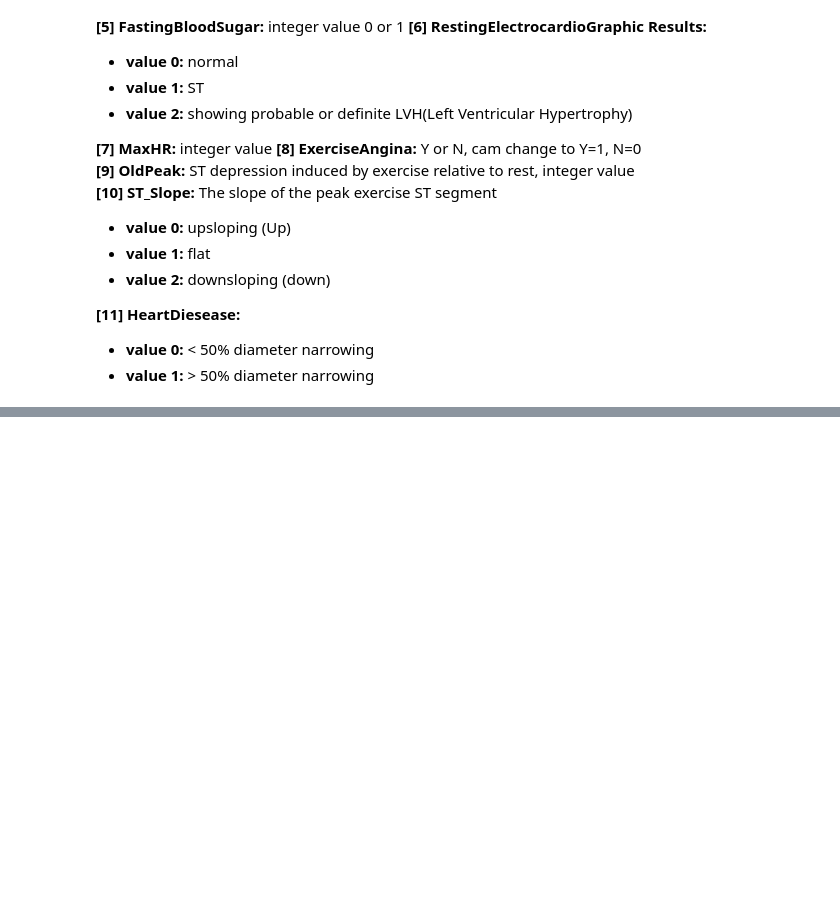
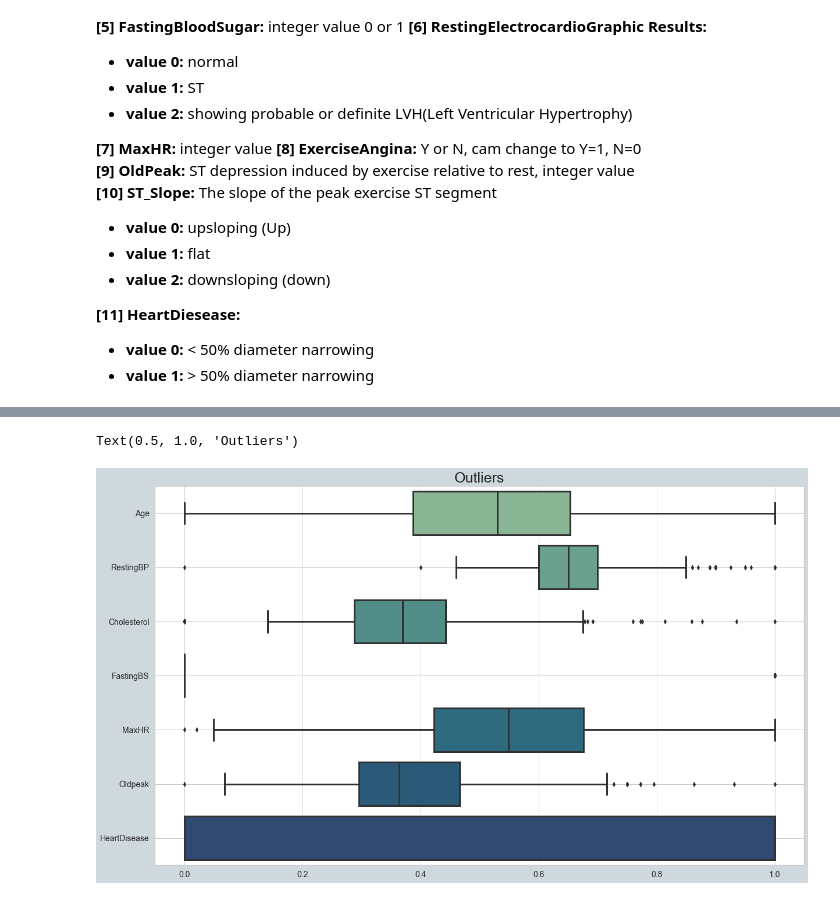
Before and after one commit to GigiOtoya/CSc447ML, a Jupyter notebook: Assignments/Final/Heart_failure_Prediction.ipynb, the cells around one changed output, grey strips where cells are left out. Cells and saved outputs as stored; diff of their text form; code cells hidden in the pictures; blank space fills up the shorter version.

```diff
--- a/Assignments/Final/Heart_failure_Prediction.ipynb
+++ b/Assignments/Final/Heart_failure_Prediction.ipynb
@@ -78,0 +194,19 @@ dtype: int64
+# %%
+from sklearn.preprocessing import MinMaxScaler
+fig, ax = plt.subplots(figsize =(20, 12))
+fig.patch.set_facecolor('#CFD8DC')
+
+# Normalize the data from [0, 1]
+dfNorm = df.copy()
+
+for header in numVarHeader:
+  dfNorm[header] = MinMaxScaler().fit_transform(df[[header]])
+
+sns.boxplot(data=dfNorm, ax=ax, palette='crest', orient="h", linewidth=3)
+plt.xticks(fontsize=14)
+plt.yticks(fontsize=14)
+ax.grid(True)
+ax.set_title('Outliers', fontsize=25)
+# %% [output]
+Text(0.5, 1.0, 'Outliers')
+[figure, added]
```
Also changed, not shown: parts of 20 cells of this notebook.
